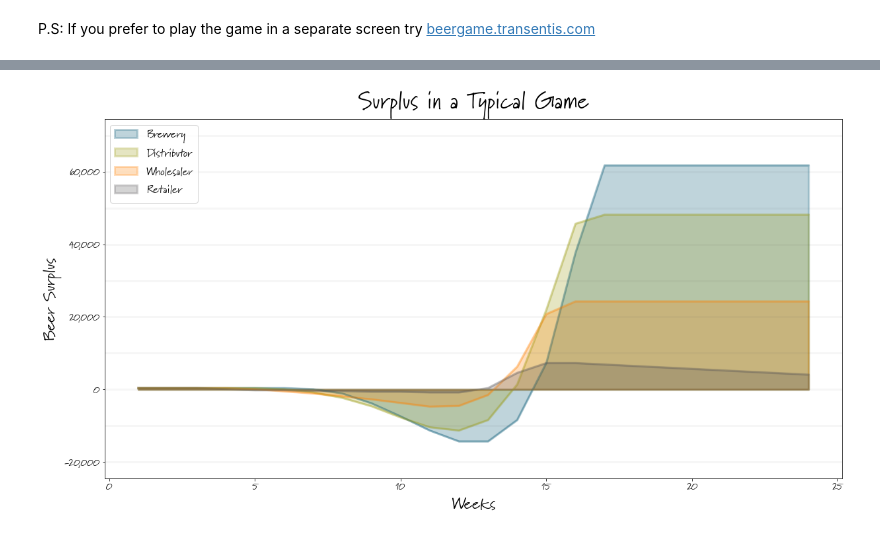
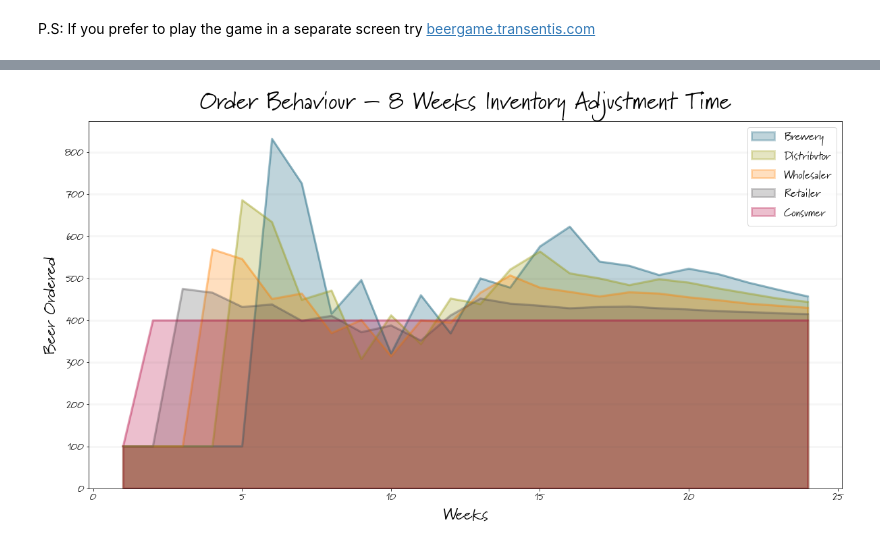
Before and after one commit to transentis/beergame, a Jupyter notebook: beergame_sd_dsl.ipynb, the cells around one changed output, grey strips where cells are left out. Cells and saved outputs as stored; diff of their text form; code cells hidden in the pictures.

```diff
--- a/beergame_sd_dsl.ipynb
+++ b/beergame_sd_dsl.ipynb
@@ -97,18 +353,19 @@ bptk.plot_scenarios(
 # %%
 bptk.plot_scenarios(
     scenario_managers=["sd_dsl_beergame"],
     kind="area",
-    scenarios=["typical"],
-    title="Surplus in a Typical Game",
+    scenarios=["inventory_adjustment_time_8"],
+    title="Order Behaviour – 8 Weeks Inventory Adjustment Time",
     x_label="Weeks",
-    y_label="Beer Surplus",
-    equations=["brewery.surplus","distributor.surplus","wholesaler.surplus","retailer.surplus"],
+    y_label="Beer Ordered",
+    equations=["brewery.sending_orders","distributor.sending_orders","wholesaler.sending_orders","retailer.sending_orders", "consumer.sending_orders"],
     series_names={
-        "brewery.surplus" : "Brewery",
-        "distributor.surplus" : "Distributor",
-        "wholesaler.surplus": "Wholesaler",
-        "retailer.surplus": "Retailer"
+        "sd_dsl_beergame_inventory_adjustment_time_8_brewery.sending_orders" : "Brewery",
+        "sd_dsl_beergame_inventory_adjustment_time_8_distributor.sending_orders" : "Distributor",
+        "sd_dsl_beergame_inventory_adjustment_time_8_wholesaler.sending_orders": "Wholesaler",
+        "sd_dsl_beergame_inventory_adjustment_time_8_retailer.sending_orders": "Retailer",
+        "sd_dsl_beergame_inventory_adjustment_time_8_consumer.sending_orders": "Consumer"
     }
 )
 # %% [output]
-[figure, old version]
+[figure, new version]
```
Also changed, not shown: parts of 41 cells of this notebook, 17 other files.
